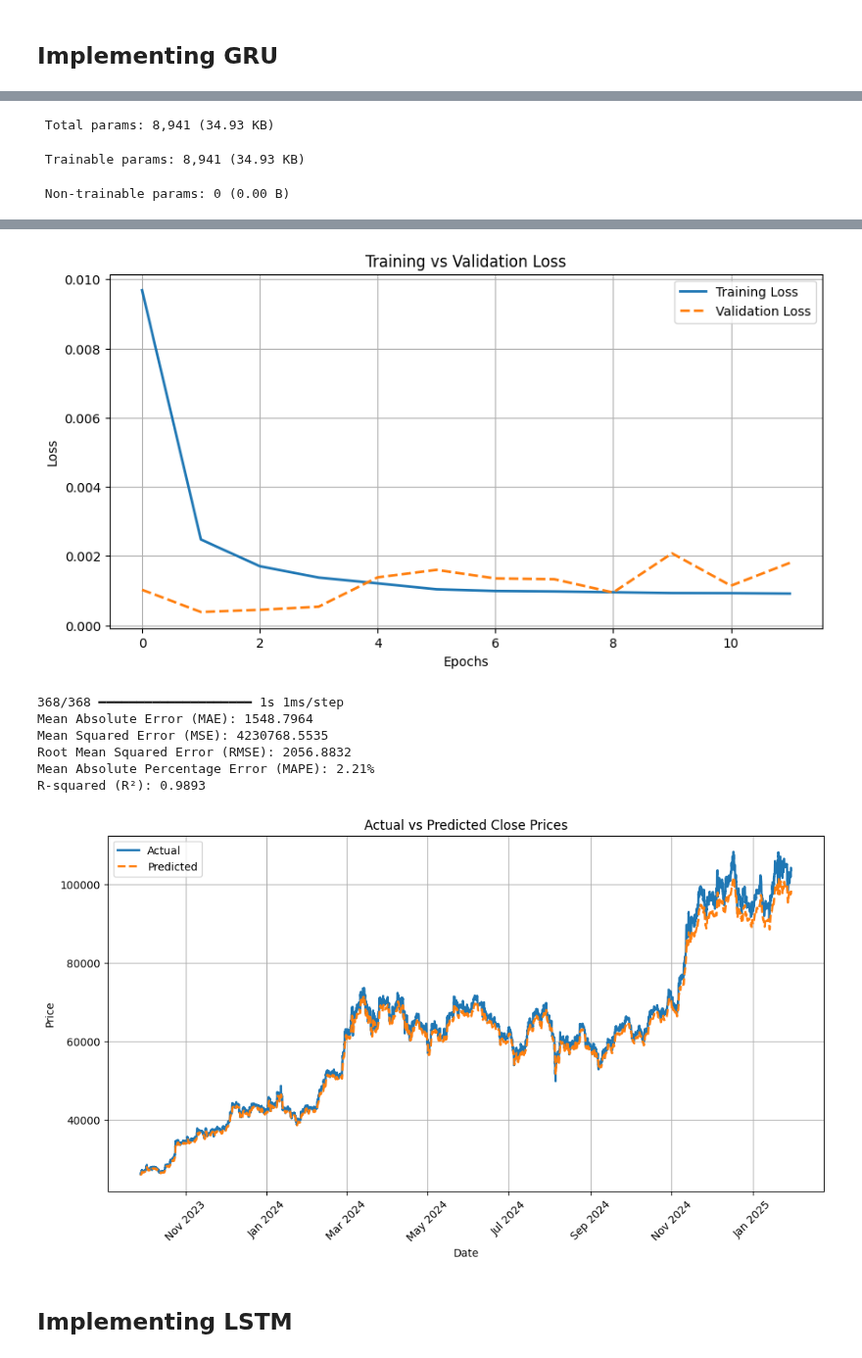
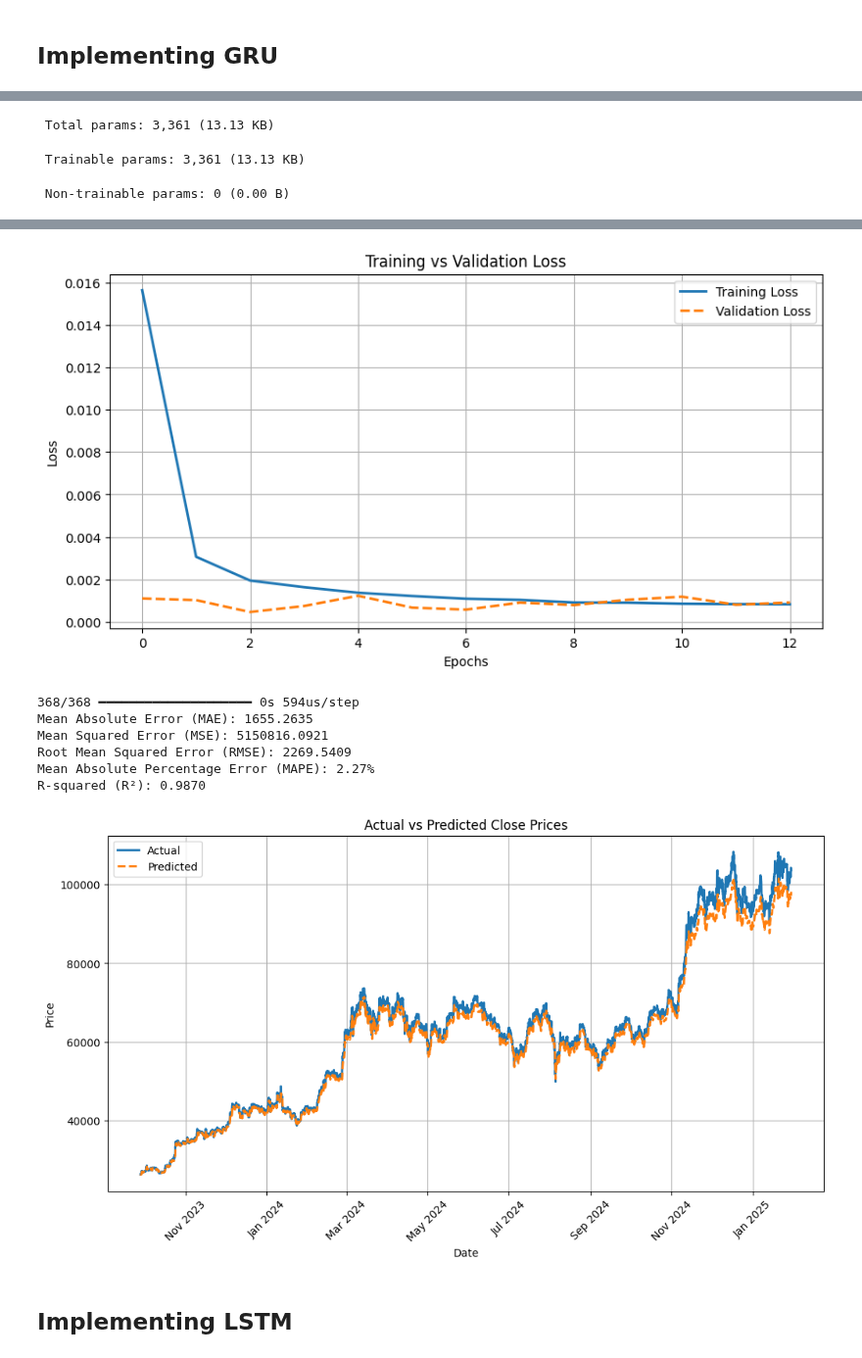
Before and after one commit to alexzheng123/EC331-project, a Jupyter notebook: code/bitcoin_forecasting.ipynb, the cells around one changed output, grey strips where cells are left out. Shown at 98% size. Cells and saved outputs as stored; diff of their text form; code cells hidden in the pictures.

```diff
--- a/code/bitcoin_forecasting.ipynb
+++ b/code/bitcoin_forecasting.ipynb
@@ -175,32 +175,28 @@ y_test shape: (11766,)
 # %%
 gru_model = Sequential()
 
-# First GRU layer with dropout
-gru_model.add(GRU(30, return_sequences=True, input_shape=(X_train.shape[1], X_train.shape[2])))
-gru_model.add(Dropout(0.5))
-
-# Second GRU layer
-gru_model.add(GRU(30, return_sequences=False))
+# One GRU layer with dropout
+gru_model.add(GRU(30, return_sequences=False, input_shape=(X_train.shape[1], X_train.shape[2])))
 gru_model.add(Dropout(0.5))
 
 # Output layer: predicting only the close prices (1 feature)
 gru_model.add(Dense(1))
 
-# Define Learning Rate Decay
+# Learning Rate Decay
 lr_schedule = tf.keras.optimizers.schedules.ExponentialDecay(
     initial_learning_rate=0.0005,
     decay_steps=1000,
     decay_rate=0.96,
     staircase=True)
 
-# Compile the model (fix optimizer issue)
+# Compile the model
 optimizer = tf.keras.optimizers.Adam(learning_rate=lr_schedule)
 gru_model.compile(optimizer=optimizer, loss='mean_squared_error')
 
 # Model Summary
 gru_model.summary()
 
-# Define Early Stopping
+# Early Stopping
 early_stopping = EarlyStopping(monitor='val_loss', patience=10, restore_best_weights=True, verbose=1)
 
 # Train the GRU model with Early Stopping
@@ -282,7 +274,7 @@ Model: "sequential"
 ├─────────────────────────────────┼────────────────────────┼───────────────┤
 │ dense (Dense)                   │ (None, 1)              │            31 │
 └─────────────────────────────────┴────────────────────────┴───────────────┘
- Total params: 8,941 (34.93 KB)
+ Total params: 3,361 (13.13 KB)
- Trainable params: 8,941 (34.93 KB)
+ Trainable params: 3,361 (13.13 KB)
  Non-trainable params: 0 (0.00 B)
 Epoch 1/50
@@ -305,11 +297,11 @@ Restoring model weights from the end of the best epoch: 2.
-[figure, old version]
+[figure, new version]
-368/368 ━━━━━━━━━━━━━━━━━━━━ 1s 1ms/step
-Mean Absolute Error (MAE): 1548.7964
-Mean Squared Error (MSE): 4230768.5535
-Root Mean Squared Error (RMSE): 2056.8832
-Mean Absolute Percentage Error (MAPE): 2.21%
-R-squared (R²): 0.9893
+368/368 ━━━━━━━━━━━━━━━━━━━━ 0s 594us/step
+Mean Absolute Error (MAE): 1655.2635
+Mean Squared Error (MSE): 5150816.0921
+Root Mean Squared Error (RMSE): 2269.5409
+Mean Absolute Percentage Error (MAPE): 2.27%
+R-squared (R²): 0.9870
-[figure, old version]
+[figure, new version]
 # %% [markdown]
 ## Implementing LSTM
 # %%
```
Also changed, not shown: parts of 4 cells of this notebook.
